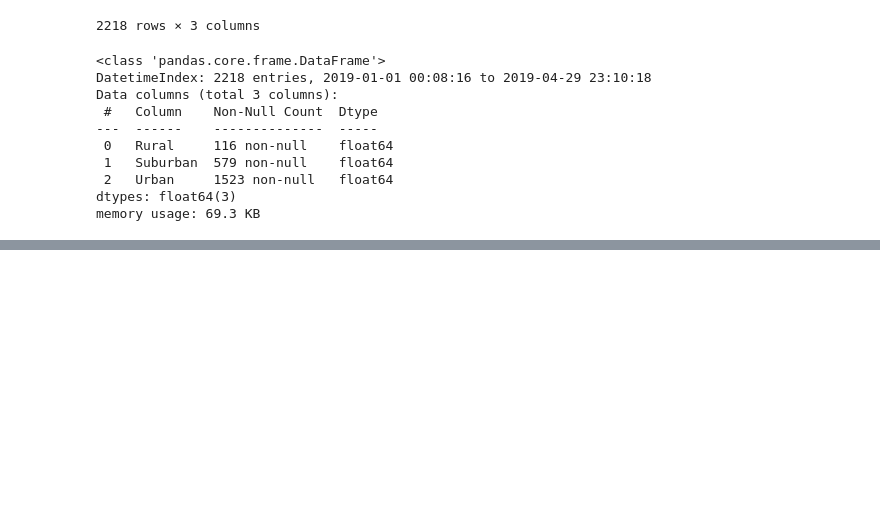
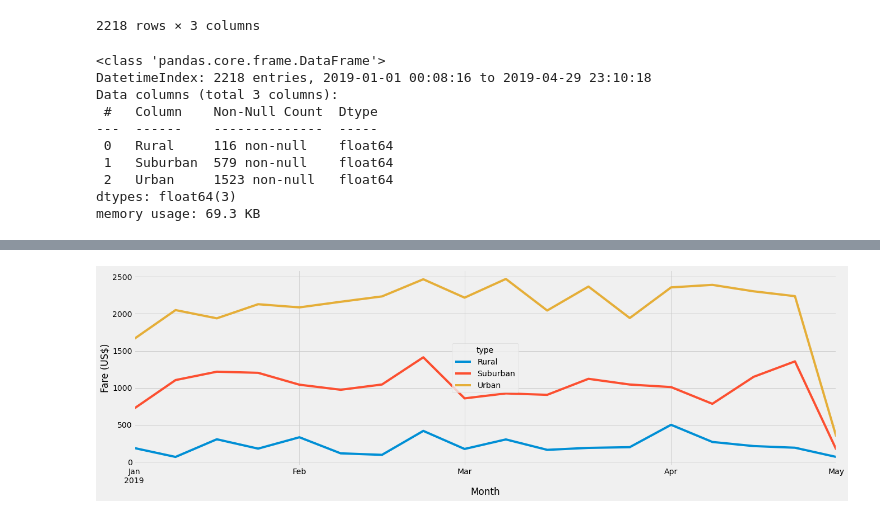
Before and after one commit to KylieZC/PyBer_Analysis, a Jupyter notebook: PyBer.ipynb, the cells around one changed output, grey strips where cells are left out. Drawn from its saved outputs; the diff is of its cells as text; code cells hidden in the pictures; blank space fills up the shorter version.

```diff
--- a/PyBer.ipynb
+++ b/PyBer.ipynb
@@ -239,7 +263,17 @@ NameError: name 'time_edit_df' is not defined
 # %%
 # 8. Using the object-oriented interface method, plot the resample DataFrame using the df.plot() function.
 
 # Import the style from Matplotlib.
 from matplotlib import style
 # Use the graph style fivethirtyeight.
 style.use('fivethirtyeight')
+ax = fares_by_week_df.plot(figsize = (20,6))
+#Title
+ax.set_xlabel('Total Fare by City Type')
+#x and y axis label
+ax.set_xlabel('Month')
+ax.set_ylabel('Fare (US$)')
+plt.savefig('Resources/Challenge_fare_summary.png')
+plt.show()
+# %% [output]
+[figure, added]
```
Also changed, not shown: parts of 2 cells of this notebook.
